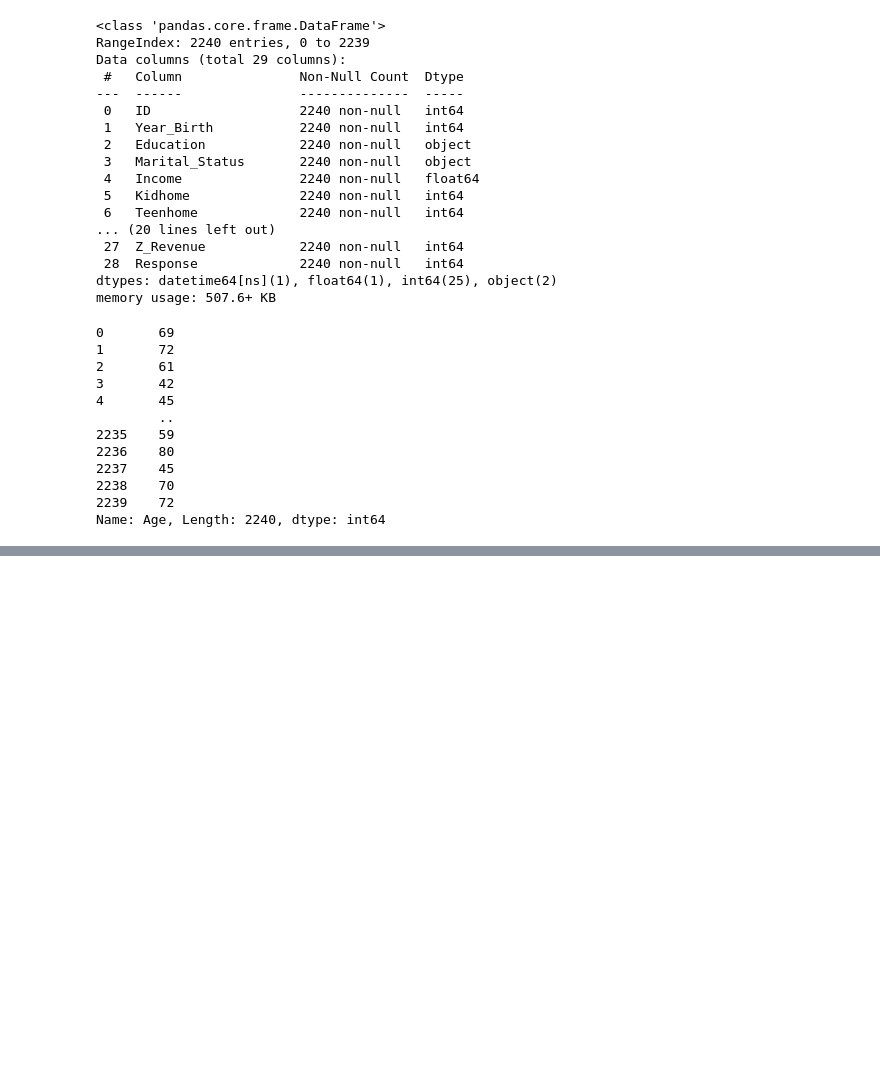
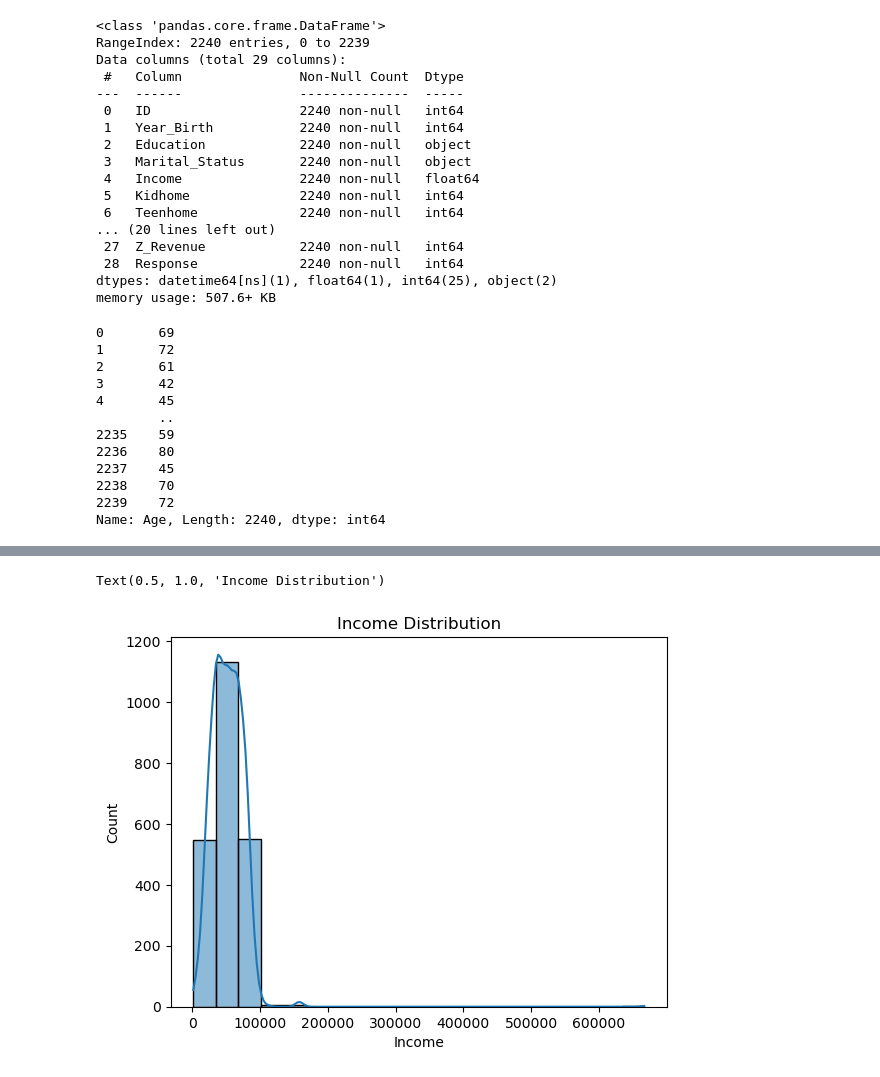
Before and after one commit to dsanmol/Customer_Segmentation_Analysis, a Jupyter notebook: model_train_analysis.ipynb, the cells around one changed output, grey strips where cells are left out. Saved outputs shown, nothing was run; the diff lists cells and outputs as text; code cells hidden in the pictures; blank space fills up the shorter version.

```diff
--- a/model_train_analysis.ipynb
+++ b/model_train_analysis.ipynb
@@ -164,0 +262,6 @@ Name: Age, Length: 2240, dtype: int64
+# %%
+sns.histplot(data["Income"],bins=20,kde=True)
+plt.title("Income Distribution")
+# %% [output]
+Text(0.5, 1.0, 'Income Distribution')
+[figure, added]
```
Also changed, not shown: parts of 24 cells of this notebook.
